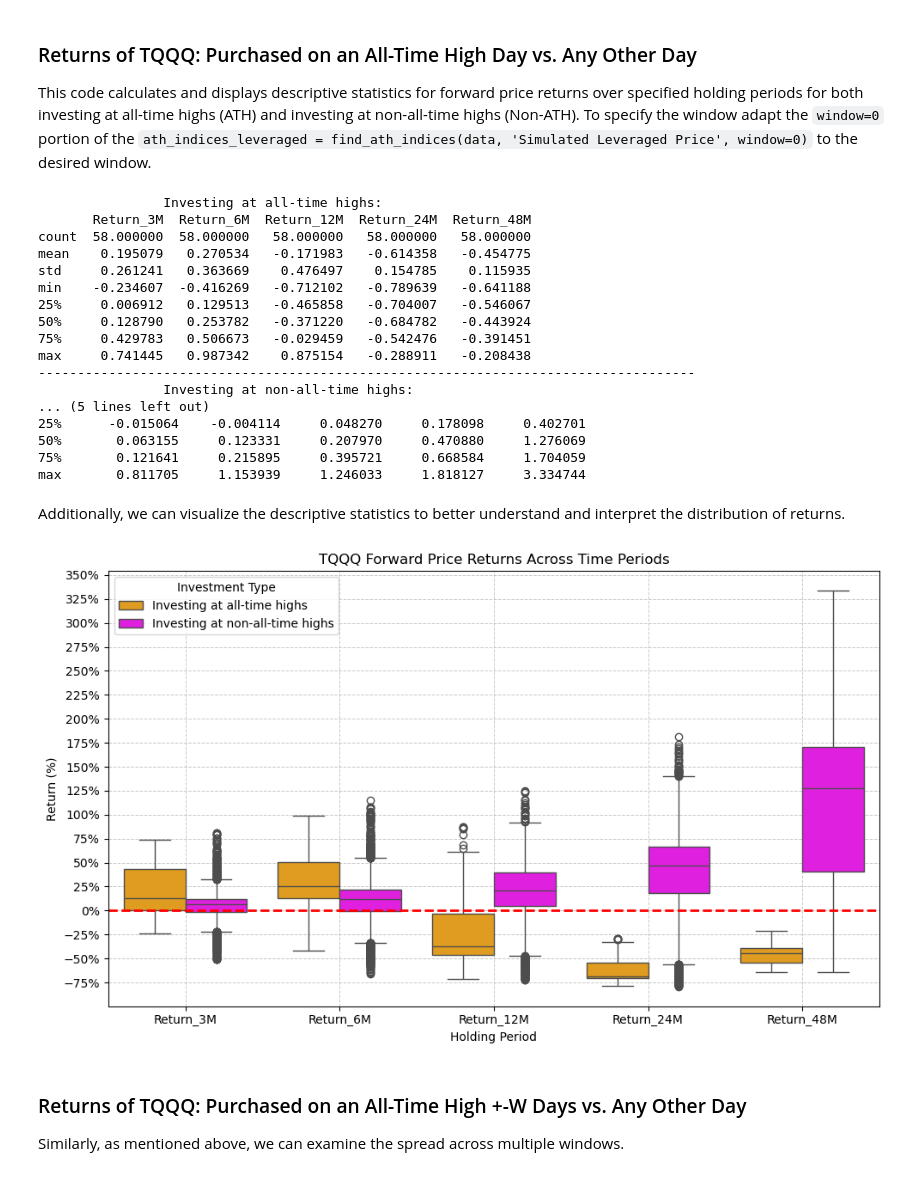
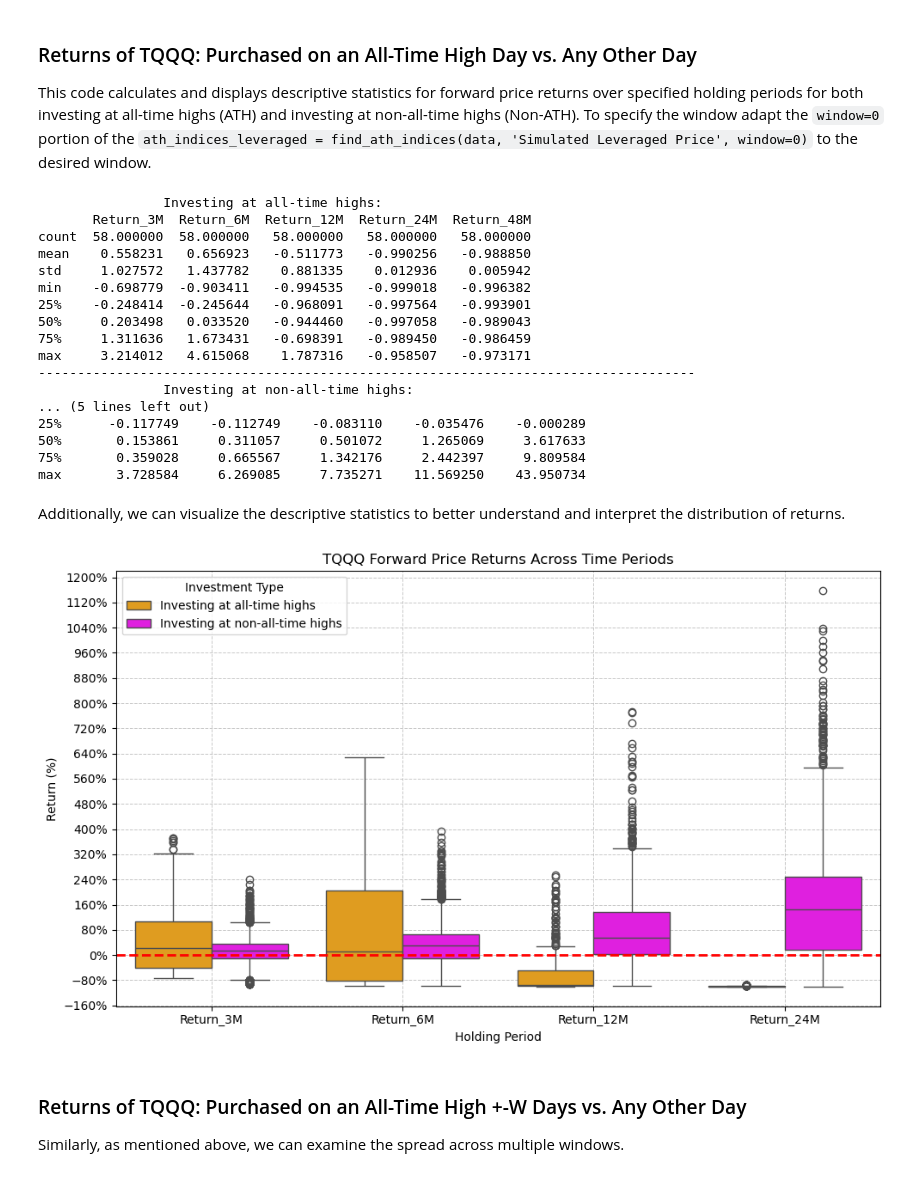
Before and after one commit to SterlingHayden/ATH-Investing-w-Leveraged-ETFs, a Jupyter notebook: Demo-Single-Stock.ipynb, the cells around one changed output. Cells and saved outputs as stored; diff of their text form; code cells hidden in the pictures.

Commit message:
small fix to a the calculating returns functions

```diff
--- a/Demo-Single-Stock.ipynb
+++ b/Demo-Single-Stock.ipynb
@@ -108,8 +108,8 @@ def calculate_ath_returns_all_periods(data, ath_indices):
         row = {'ATH_Index': idx, 'Date': data.loc[idx, 'Date']}
         for period_name, holding_period in holding_periods.items():
             if idx + holding_period < len(data):
-                entry_price = data['Adj Close'].iloc[idx]
-                exit_price = data['Adj Close'].iloc[idx + holding_period]
+                entry_price = data['Simulated Leveraged Price'].iloc[idx]
+                exit_price = data['Simulated Leveraged Price'].iloc[idx + holding_period]
                 return_pct = (exit_price - entry_price) / entry_price
                 row[period_name] = return_pct
             else:
@@ -137,8 +137,8 @@ def calculate_non_ath_returns_all_periods(data, ath_indices):
             row = {'Index': idx, 'Date': data.loc[idx, 'Date']}
             for period_name, holding_period in holding_periods.items():
                 if idx + holding_period < len(data):  # Ensure holding period is valid
-                    entry_price = data['Adj Close'].iloc[idx]
-                    exit_price = data['Adj Close'].iloc[idx + holding_period]
+                    entry_price = data['Simulated Leveraged Price'].iloc[idx]
+                    exit_price = data['Simulated Leveraged Price'].iloc[idx + holding_period]
                     return_pct = (exit_price - entry_price) / entry_price
                     row[period_name] = return_pct
                 else:
@@ -169,20 +169,20 @@ print(non_ath_returns_df.iloc[:, 2:].describe())
                 Investing at all-time highs:
        Return_3M  Return_6M  Return_12M  Return_24M  Return_48M
 count  58.000000  58.000000   58.000000   58.000000   58.000000
-mean    0.195079   0.270534   -0.171983   -0.614358   -0.454775
-std     0.261241   0.363669    0.476497    0.154785    0.115935
-min    -0.234607  -0.416269   -0.712102   -0.789639   -0.641188
-25%     0.006912   0.129513   -0.465858   -0.704007   -0.546067
-50%     0.128790   0.253782   -0.371220   -0.684782   -0.443924
-75%     0.429783   0.506673   -0.029459   -0.542476   -0.391451
-max     0.741445   0.987342    0.875154   -0.288911   -0.208438
+mean    0.558231   0.656923   -0.511773   -0.990256   -0.988850
+std     1.027572   1.437782    0.881335    0.012936    0.005942
+min    -0.698779  -0.903411   -0.994535   -0.999018   -0.996382
+25%    -0.248414  -0.245644   -0.968091   -0.997564   -0.993901
+50%     0.203498   0.033520   -0.944460   -0.997058   -0.989043
+75%     1.311636   1.673431   -0.698391   -0.989450   -0.986459
+max     3.214012   4.615068    1.787316   -0.958507   -0.973171
 ------------------------------------------------------------------------------------
                 Investing at non-all-time highs:
 ... (5 lines left out)
-25%      -0.015064    -0.004114     0.048270     0.178098     0.402701
-50%       0.063155     0.123331     0.207970     0.470880     1.276069
-75%       0.121641     0.215895     0.395721     0.668584     1.704059
-max       0.811705     1.153939     1.246033     1.818127     3.334744
+25%      -0.117749    -0.112749    -0.083110    -0.035476    -0.000289
+50%       0.153861     0.311057     0.501072     1.265069     3.617633
+75%       0.359028     0.665567     1.342176     2.442397     9.809584
+max       3.728584     6.269085     7.735271    11.569250    43.950734
 # %% [markdown]
 Additionally, we can visualize the descriptive statistics to better understand and interpret the distribution of returns.
 # %%
@@ -194,35 +194,35 @@ combined_df = pd.concat([ath_returns_df, non_ath_returns_df])
 
 # Melt DataFrame for the two groups & their holding periods
 melted_df = combined_df.melt(
     id_vars=['Group'],
-    value_vars=['Return_3M', 'Return_6M', 'Return_12M', 'Return_24M', 'Return_48M'],
+    value_vars=['Return_3M', 'Return_6M', 'Return_12M', 'Return_24M'],#, 'Return_48M'],
     var_name='Holding Period',
     value_name='Return'
 )
 
 # Boxplots
 plt.figure(figsize=(10, 6))
 sns.boxplot(
     data=melted_df,
     x='Holding Period',
     y='Return',
     hue='Group',
     palette=['orange', 'magenta']
 )
 
 from matplotlib.ticker import PercentFormatter, MaxNLocator
 plt.title('TQQQ Forward Price Returns Across Time Periods')
 plt.xlabel('Holding Period')
 plt.ylabel('Return (%)')
 plt.gca().yaxis.set_major_formatter(PercentFormatter(1))  # y-axis as percentages
 plt.gca().yaxis.set_major_locator(MaxNLocator(nbins=20))  # Add more ticks on the y-axis
 plt.grid(True, which='major', linestyle='--', linewidth=0.7, alpha=0.7) # Add a grid
 plt.axhline(0, color='red', linestyle='--', linewidth=2)  # Add a baseline for 0% return
 plt.legend(title='Investment Type')
 plt.tight_layout()
 plt.show()
 # %% [output]
-[figure, old version]
+[figure, new version]
 # %% [markdown]
 ### Returns of TQQQ: Purchased on an All-Time High +-W Days vs. Any Other Day
 
```
Also changed, not shown: parts of 4 cells of this notebook.
